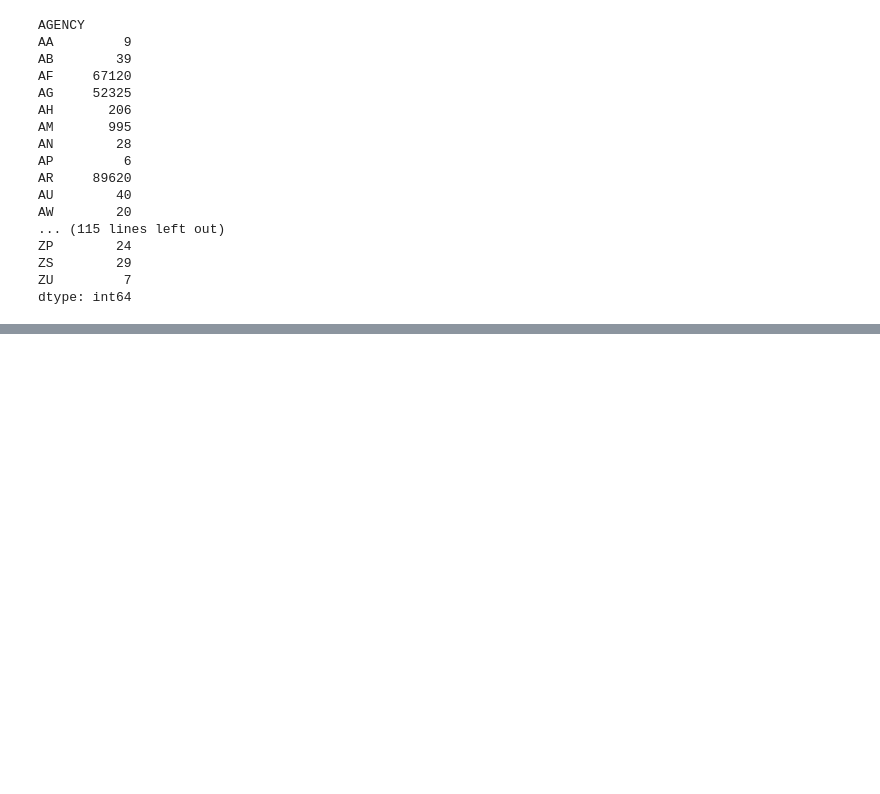
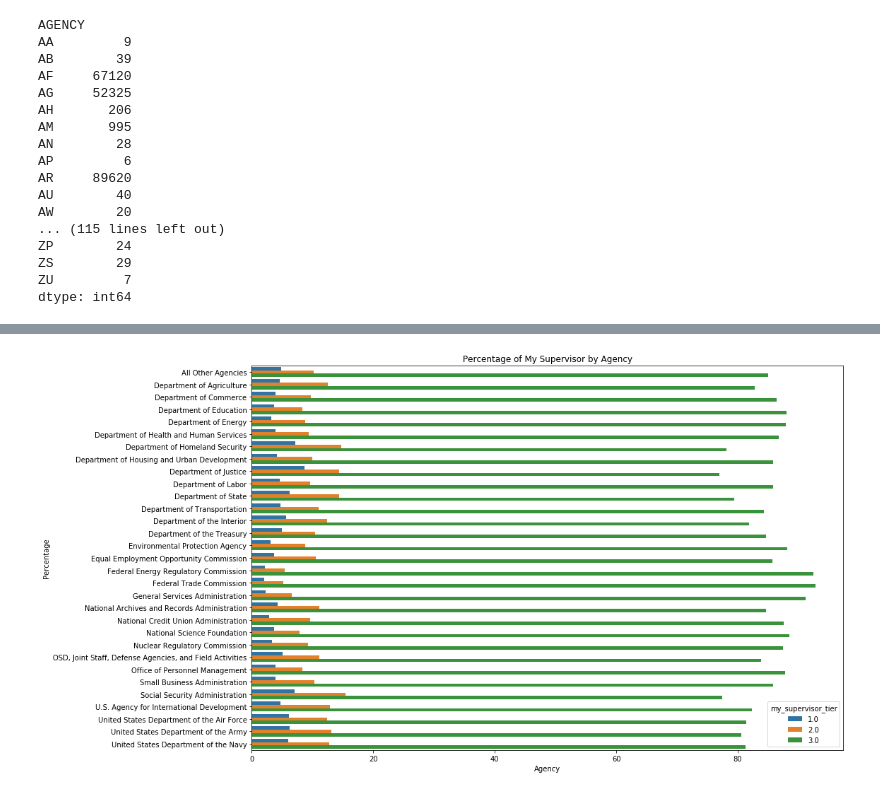
Before and after one commit to aaron-hollinger/federal_employee_job_satisfaction, a Jupyter notebook: notebooks/capstone.ipynb, the cells around one changed output, grey strips where cells are left out. Cells and saved outputs as stored; diff of their text form; code cells hidden in the pictures; blank space fills up the shorter version.

```diff
--- a/notebooks/capstone.ipynb
+++ b/notebooks/capstone.ipynb
@@ -1310,0 +1280,17 @@ Name: SEP, dtype: object
+# %%
+my_supervisor_tier_counts = survey_table.groupby(['AGENCY', 'my_supervisor_tier']).size().reset_index(name='count')
+agency_totals = my_supervisor_tier_counts.groupby('AGENCY')['count'].transform('sum')
+my_supervisor_tier_counts['percentage'] = (my_supervisor_tier_counts['count'] / agency_totals) * 100
+# %%
+plt.figure(figsize=(15, 10))
+sns.barplot(x='percentage', y='AGENCY', hue='my_supervisor_tier', data=my_supervisor_tier_counts)
+
+# Add labels and title
+plt.xlabel('Agency')
+plt.ylabel('Percentage')
+plt.title('Percentage of My Supervisor by Agency')
+
+# Show the plot
+plt.show()
+# %% [output]
+[figure, added]
```
Also changed, not shown: parts of 11 cells of this notebook.
